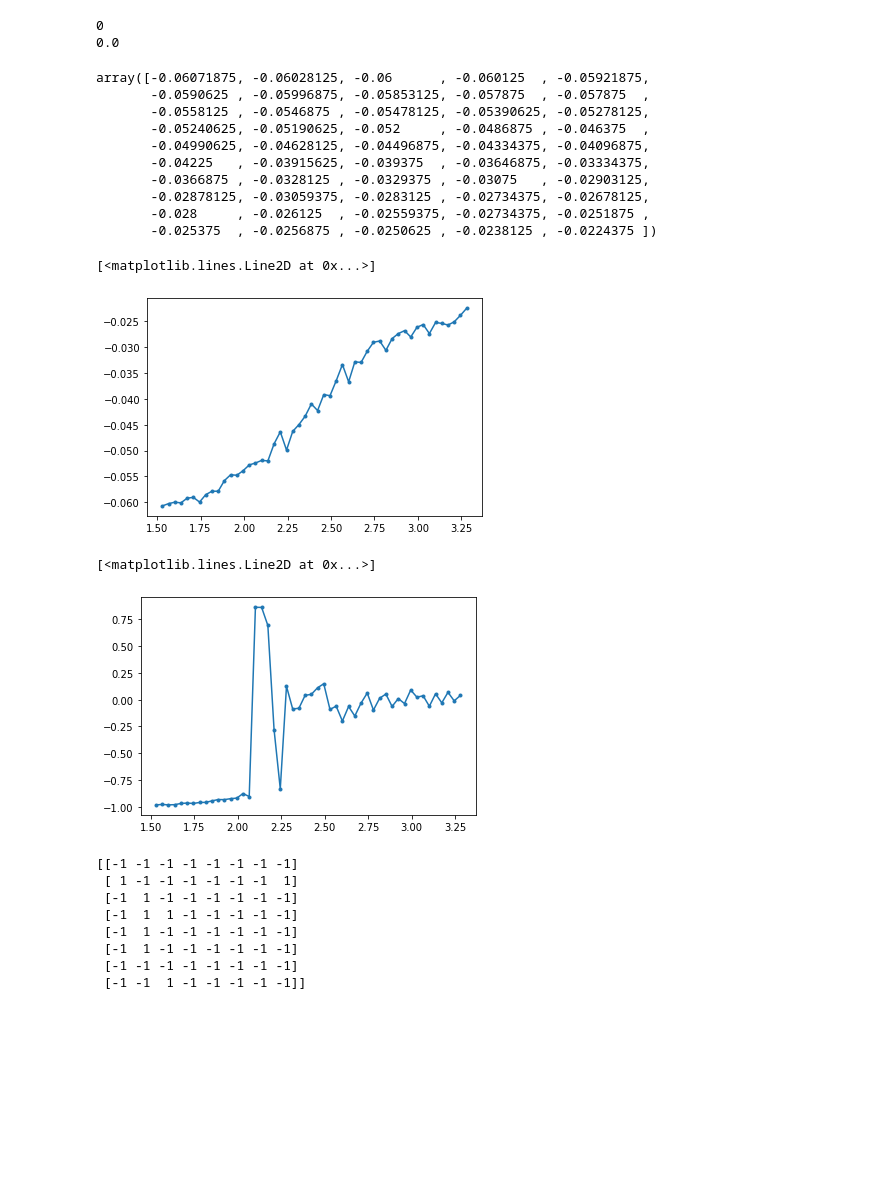
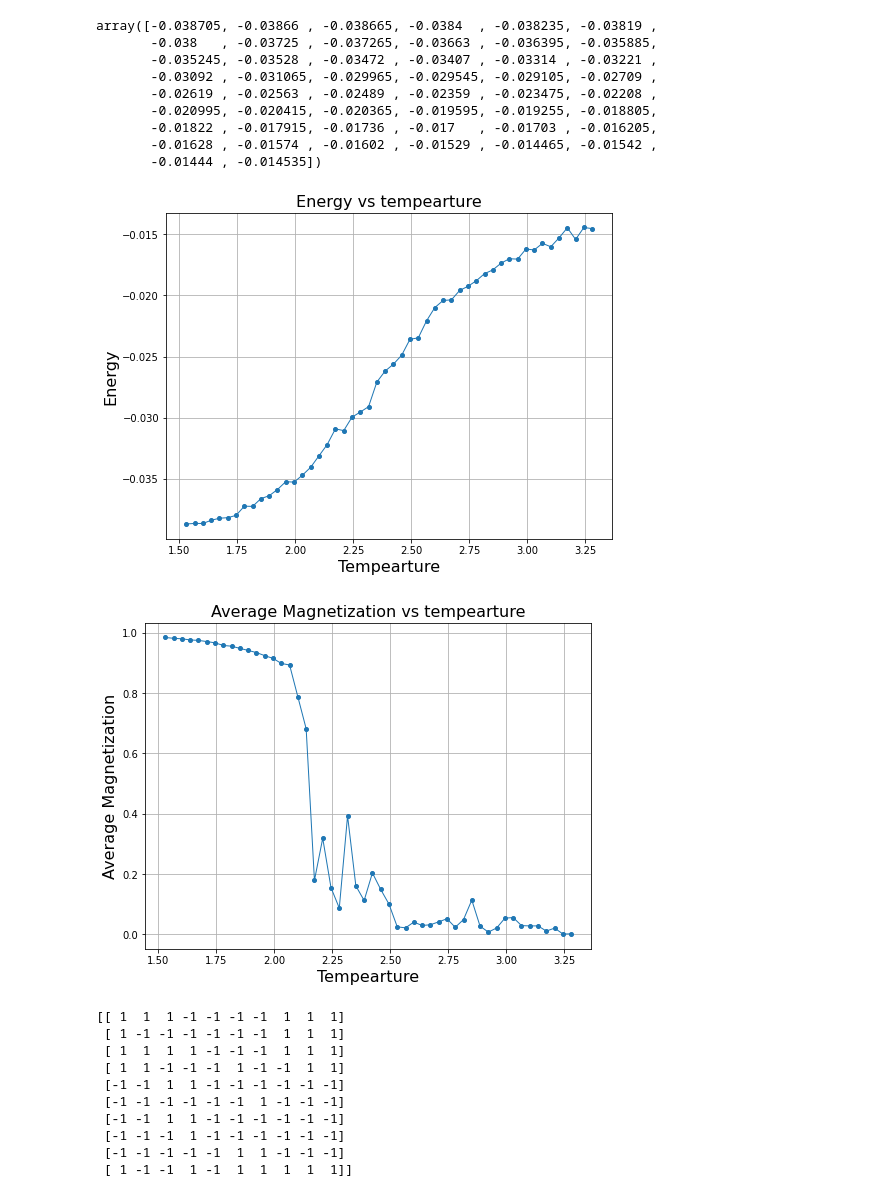
Before and after one commit to DUMUduwaka/Ising-Model, a Jupyter notebook: Ising_Model.ipynb, the cells around one changed output. Drawn from its saved outputs; the diff is of its cells as text; code cells hidden in the pictures; blank space fills up the shorter version.

```diff
--- a/Ising_Model.ipynb
+++ b/Ising_Model.ipynb
@@ -4,9 +4,9 @@ from numpy.random import rand
 import matplotlib.pyplot as plt
 # %%
 nt = 50           # number of temperature points
-N=8             # size of lattice, N x N
-eqsteps = 1000    # number of MC sweeps for equilibration
-mcsteps = 1000    # number of MC sweeps for calculation
+N=10             # size of lattice, N x N
+eqsteps = 2500    # number of MC sweeps for equilibration
+mcsteps = 4000    # number of MC sweeps for calculation
 
 T = np.linspace(1.53, 3.28, nt)
 Energy, Magnetization, SpecificHeat, Susceptibility = np.zeros(nt), np.zeros(nt), np.zeros(nt), np.zeros(nt)
@@ -26,10 +28,3 @@ print(state)
-# %%
-delta_E = 2*sig_i*sig_j
-print(delta_E)
-print(delta_E*Beta)
-# %% [output]
-0
-0.0
 # %%
 for t in range(nt):
     Beta = 1/T[t]
@@ -73,35 +68,44 @@ for t in range(nt):
 # %%
 Energy
 # %% [output]
-array([-0.06071875, -0.06028125, -0.06      , -0.060125  , -0.05921875,
-       -0.0590625 , -0.05996875, -0.05853125, -0.057875  , -0.057875  ,
-       -0.0558125 , -0.0546875 , -0.05478125, -0.05390625, -0.05278125,
-       -0.05240625, -0.05190625, -0.052     , -0.0486875 , -0.046375  ,
-       -0.04990625, -0.04628125, -0.04496875, -0.04334375, -0.04096875,
-       -0.04225   , -0.03915625, -0.039375  , -0.03646875, -0.03334375,
-       -0.0366875 , -0.0328125 , -0.0329375 , -0.03075   , -0.02903125,
-       -0.02878125, -0.03059375, -0.0283125 , -0.02734375, -0.02678125,
-       -0.028     , -0.026125  , -0.02559375, -0.02734375, -0.0251875 ,
-       -0.025375  , -0.0256875 , -0.0250625 , -0.0238125 , -0.0224375 ])
+array([-0.038705, -0.03866 , -0.038665, -0.0384  , -0.038235, -0.03819 ,
+       -0.038   , -0.03725 , -0.037265, -0.03663 , -0.036395, -0.035885,
+       -0.035245, -0.03528 , -0.03472 , -0.03407 , -0.03314 , -0.03221 ,
+       -0.03092 , -0.031065, -0.029965, -0.029545, -0.029105, -0.02709 ,
+       -0.02619 , -0.02563 , -0.02489 , -0.02359 , -0.023475, -0.02208 ,
+       -0.020995, -0.020415, -0.020365, -0.019595, -0.019255, -0.018805,
+       -0.01822 , -0.017915, -0.01736 , -0.017   , -0.01703 , -0.016205,
+       -0.01628 , -0.01574 , -0.01602 , -0.01529 , -0.014465, -0.01542 ,
+       -0.01444 , -0.014535])
-# %%
-plt.plot(T,Energy,'.-')
-# %% [output]
-[<matplotlib.lines.Line2D at 0x...>]
-[figure, removed]
-# %%
-plt.plot(T,Magnetization,'.-')
-# %% [output]
-[<matplotlib.lines.Line2D at 0x...>]
-[figure, removed]
+# %%
+plt.figure(figsize=(8,6))
+plt.plot(T,Energy,'o-',lw=1, ms=4)
+plt.title('Energy vs tempearture',fontsize=16)
+plt.xlabel('Tempearture',fontsize=16)
+plt.ylabel('Energy',fontsize=16)
+plt.grid()
+# %% [output]
+[figure, added]
+# %%
+plt.figure(figsize=(8,6))
+plt.plot(T,abs(Magnetization),'o-',lw=1, ms=4)
+plt.title('Average Magnetization vs tempearture',fontsize=16)
+plt.xlabel('Tempearture',fontsize=16)
+plt.ylabel('Average Magnetization',fontsize=16)
+plt.grid()
+# %% [output]
+[figure, added]
 # %%
 np.exp(-delta_E*Beta)
 print(state)
 # %% [output]
-[[-1 -1 -1 -1 -1 -1 -1 -1]
- [ 1 -1 -1 -1 -1 -1 -1  1]
- [-1  1 -1 -1 -1 -1 -1 -1]
- [-1  1  1 -1 -1 -1 -1 -1]
- [-1  1 -1 -1 -1 -1 -1 -1]
- [-1  1 -1 -1 -1 -1 -1 -1]
- [-1 -1 -1 -1 -1 -1 -1 -1]
- [-1 -1  1 -1 -1 -1 -1 -1]]
+[[ 1  1  1 -1 -1 -1 -1  1  1  1]
+ [ 1 -1 -1 -1 -1 -1 -1  1  1  1]
+ [ 1  1  1  1 -1 -1 -1  1  1  1]
+ [ 1  1 -1 -1 -1  1 -1 -1  1  1]
+ [-1 -1  1  1 -1 -1 -1 -1 -1 -1]
+ [-1 -1 -1 -1 -1 -1  1 -1 -1 -1]
+ [-1 -1  1  1 -1 -1 -1 -1 -1 -1]
+ [-1 -1 -1  1 -1 -1 -1 -1 -1 -1]
+ [-1 -1 -1 -1 -1  1  1 -1 -1 -1]
+ [ 1 -1 -1  1 -1  1  1  1  1  1]]
```
Also changed, not shown: parts of 1 cell of this notebook.
